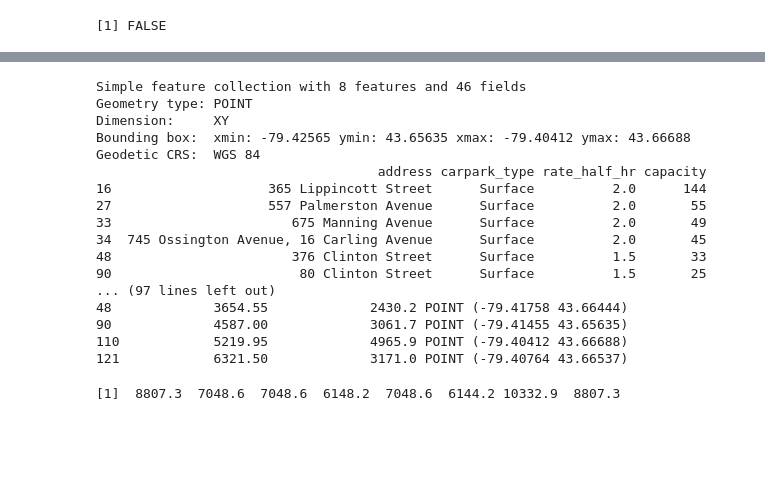
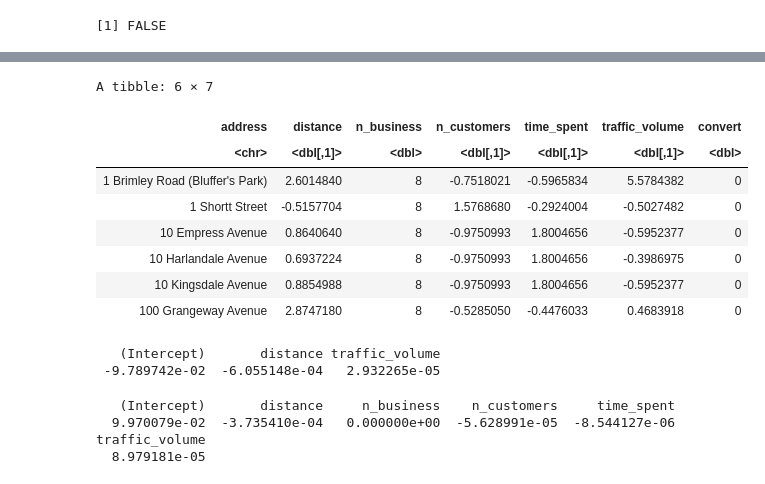
Before and after one commit to aayushi173/EV-Charging-Toronto, a Jupyter notebook: Code/EV Charging.ipynb, the cells around one changed output, grey strips where cells are left out. Drawn from its saved outputs; the diff is of its cells as text; code cells hidden in the pictures; blank space fills up the shorter version.

```diff
--- a/Code/EV Charging.ipynb
+++ b/Code/EV Charging.ipynb
@@ -263,10 +492,10 @@ write.csv(selected_rows, "Parking.csv", row.names = FALSE)
 # %%
-# Add lat, lng and remove geometry column
-selected_rows1<-selected_rows
-coords <- st_coordinates(selected_rows1$geometry)
-selected_rows1 <- cbind(selected_rows1, lng = coords[, "X"], lat = coords[, "Y"])
-parking_data <- st_drop_geometry(selected_rows1)
-write.csv(parking_data, "Parking_data.csv", row.names = FALSE)
+# # Add lat, lng and remove geometry column
+# selected_rows1<-selected_rows
+# coords <- st_coordinates(selected_rows1$geometry)
+# selected_rows1 <- cbind(selected_rows1, lng = coords[, "X"], lat = coords[, "Y"])
+# parking_data <- st_drop_geometry(selected_rows1)
+# write.csv(parking_data, "Parking_data.csv", row.names = FALSE)
 # %%
 # Get Data - Intersection
 # output Data Description:
@@ -339,20 +697,17 @@ t_selected_rows <- TS_Input_sf[match(t_indices_df$row.id, seq_len(nrow(TS_Input)
+# %%
+head(parking_data)
+# %% [output]
+A tibble: 6 × 7
+| address | distance | n_business | n_customers | time_spent | traffic_volume | convert |
+| <chr> | <dbl[,1]> | <dbl> | <dbl[,1]> | <dbl[,1]> | <dbl[,1]> | <dbl> |
+| 1 Brimley Road (Bluffer's Park) | 2.6014840 | 8 | -0.7518021 | -0.5965834 | 5.5784382 | 0 |
+| 1 Shortt Street | -0.5157704 | 8 | 1.5768680 | -0.2924004 | -0.5027482 | 0 |
+| 10 Empress Avenue | 0.8640640 | 8 | -0.9750993 | 1.8004656 | -0.5952377 | 0 |
+| 10 Harlandale Avenue | 0.6937224 | 8 | -0.9750993 | 1.8004656 | -0.3986975 | 0 |
+| 10 Kingsdale Avenue | 0.8854988 | 8 | -0.9750993 | 1.8004656 | -0.5952377 | 0 |
+| 100 Grangeway Avenue | 2.8747180 | 8 | -0.5285050 | -0.4476033 | 0.4683918 | 0 |
 # %%
-print(t_selected_rows)
+print(weights)
 # %% [output]
-Simple feature collection with 8 features and 46 fields
-Geometry type: POINT
-Dimension:     XY
-Bounding box:  xmin: -79.42565 ymin: 43.65635 xmax: -79.40412 ymax: 43.66688
-Geodetic CRS:  WGS 84
-                                    address carpark_type rate_half_hr capacity
-16                    365 Lippincott Street      Surface          2.0      144
-27                    557 Palmerston Avenue      Surface          2.0       55
-33                       675 Manning Avenue      Surface          2.0       49
-34  745 Ossington Avenue, 16 Carling Avenue      Surface          2.0       45
-48                       376 Clinton Street      Surface          1.5       33
-90                        80 Clinton Street      Surface          1.5       25
-... (97 lines left out)
-48             3654.55             2430.2 POINT (-79.41758 43.66444)
-90             4587.00             3061.7 POINT (-79.41455 43.65635)
-110            5219.95             4965.9 POINT (-79.40412 43.66688)
-121            6321.50             3171.0 POINT (-79.40764 43.66537)
+   (Intercept)       distance traffic_volume
+ -9.789742e-02  -6.055148e-04   2.932265e-05
@@ -362,4 +713,0 @@ Geodetic CRS:  WGS 84
-# %%
-t_selected_rows$NearbyTraffic_1985
-# %% [output]
-[1]  8807.3  7048.6  7048.6  6148.2  7048.6  6144.2 10332.9  8807.3
@@ -404,0 +714,7 @@ haversine_distance <- function(lon1, lat1, lon2, lat2) {
+# %%
+coef(svm_model)
+# %% [output]
+   (Intercept)       distance     n_business    n_customers     time_spent
+  9.970079e-02  -3.735410e-04   0.000000e+00  -5.628991e-05  -8.544127e-06
+traffic_volume
+  8.979181e-05
```
Also changed, not shown: parts of 36 cells of this notebook.
